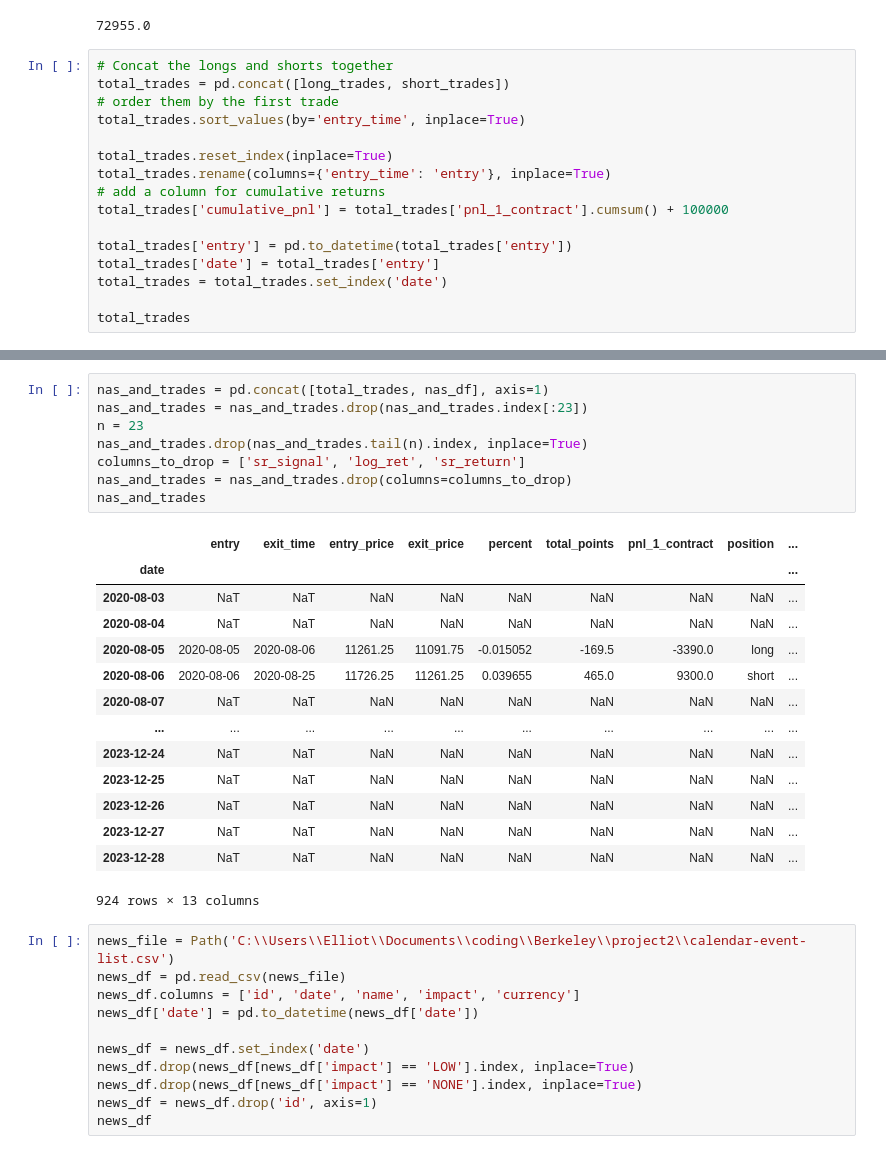
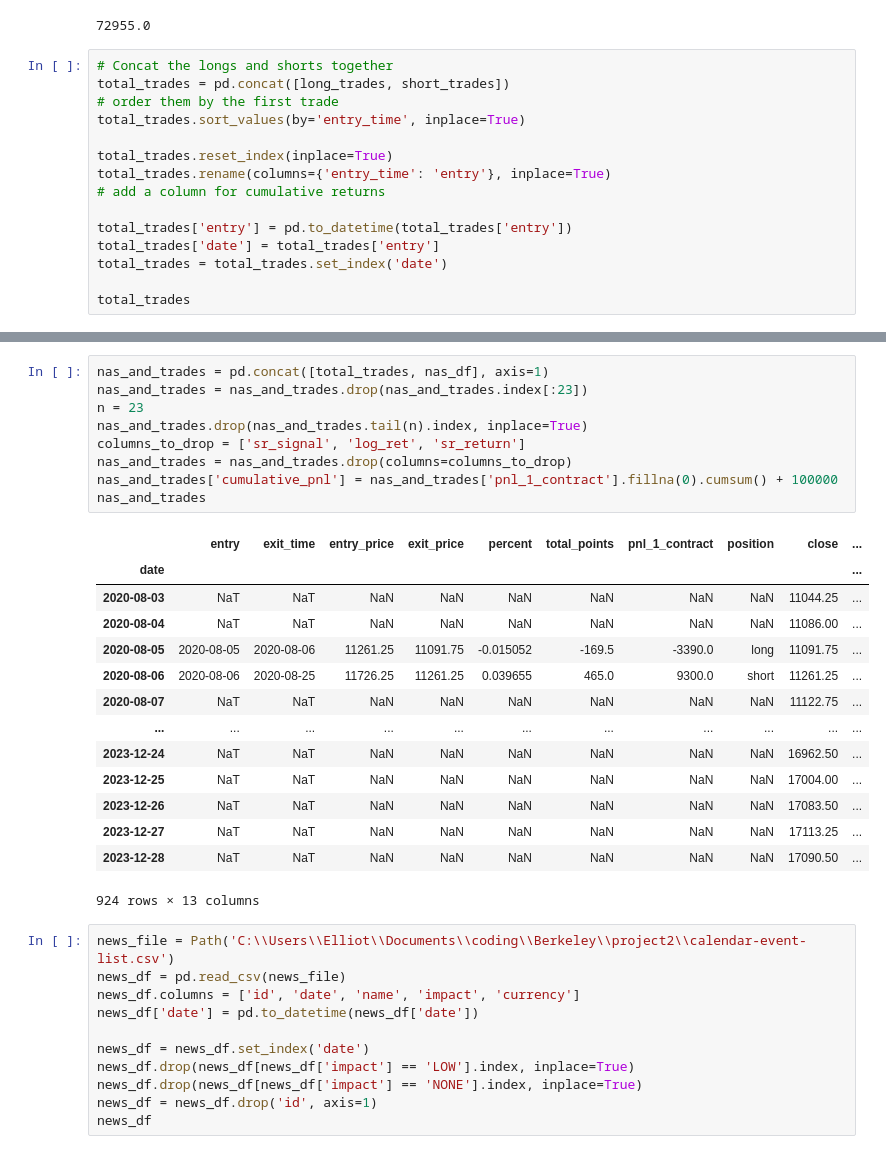
Before and after one commit to elliotwatt/project2, a Jupyter notebook: market_prof_w_comments.ipynb, the cells around one changed output, grey strips where cells are left out. Drawn from its saved outputs; the diff is of its cells as text.

```diff
--- a/market_prof_w_comments.ipynb
+++ b/market_prof_w_comments.ipynb
@@ -363,7 +363,6 @@ total_trades.sort_values(by='entry_time', inplace=True)
 total_trades.reset_index(inplace=True)
 total_trades.rename(columns={'entry_time': 'entry'}, inplace=True)
 # add a column for cumulative returns
-total_trades['cumulative_pnl'] = total_trades['pnl_1_contract'].cumsum() + 100000
 
 total_trades['entry'] = pd.to_datetime(total_trades['entry'])
 total_trades['date'] = total_trades['entry']
@@ -392,25 +391,26 @@ total_trades
 # %%
 nas_and_trades = pd.concat([total_trades, nas_df], axis=1)
 nas_and_trades = nas_and_trades.drop(nas_and_trades.index[:23])
 n = 23
 nas_and_trades.drop(nas_and_trades.tail(n).index, inplace=True)
 columns_to_drop = ['sr_signal', 'log_ret', 'sr_return']
 nas_and_trades = nas_and_trades.drop(columns=columns_to_drop)
+nas_and_trades['cumulative_pnl'] = nas_and_trades['pnl_1_contract'].fillna(0).cumsum() + 100000
 nas_and_trades
 # %% [output]
-|  | entry | exit_time | entry_price | exit_price | percent | total_points | pnl_1_contract | position | ... |
-| date |  |  |  |  |  |  |  |  | ... |
-| 2020-08-03 | NaT | NaT | NaN | NaN | NaN | NaN | NaN | NaN | ... |
-| 2020-08-04 | NaT | NaT | NaN | NaN | NaN | NaN | NaN | NaN | ... |
-| 2020-08-05 | 2020-08-05 | 2020-08-06 | 11261.25 | 11091.75 | -0.015052 | -169.5 | -3390.0 | long | ... |
-| 2020-08-06 | 2020-08-06 | 2020-08-25 | 11726.25 | 11261.25 | 0.039655 | 465.0 | 9300.0 | short | ... |
-| 2020-08-07 | NaT | NaT | NaN | NaN | NaN | NaN | NaN | NaN | ... |
-| ... | ... | ... | ... | ... | ... | ... | ... | ... | ... |
-| 2023-12-24 | NaT | NaT | NaN | NaN | NaN | NaN | NaN | NaN | ... |
-| 2023-12-25 | NaT | NaT | NaN | NaN | NaN | NaN | NaN | NaN | ... |
-| 2023-12-26 | NaT | NaT | NaN | NaN | NaN | NaN | NaN | NaN | ... |
-| 2023-12-27 | NaT | NaT | NaN | NaN | NaN | NaN | NaN | NaN | ... |
-| 2023-12-28 | NaT | NaT | NaN | NaN | NaN | NaN | NaN | NaN | ... |
+|  | entry | exit_time | entry_price | exit_price | percent | total_points | pnl_1_contract | position | close | ... |
+| date |  |  |  |  |  |  |  |  |  | ... |
+| 2020-08-03 | NaT | NaT | NaN | NaN | NaN | NaN | NaN | NaN | 11044.25 | ... |
+| 2020-08-04 | NaT | NaT | NaN | NaN | NaN | NaN | NaN | NaN | 11086.00 | ... |
+| 2020-08-05 | 2020-08-05 | 2020-08-06 | 11261.25 | 11091.75 | -0.015052 | -169.5 | -3390.0 | long | 11091.75 | ... |
+| 2020-08-06 | 2020-08-06 | 2020-08-25 | 11726.25 | 11261.25 | 0.039655 | 465.0 | 9300.0 | short | 11261.25 | ... |
+| 2020-08-07 | NaT | NaT | NaN | NaN | NaN | NaN | NaN | NaN | 11122.75 | ... |
+| ... | ... | ... | ... | ... | ... | ... | ... | ... | ... | ... |
+| 2023-12-24 | NaT | NaT | NaN | NaN | NaN | NaN | NaN | NaN | 16962.50 | ... |
+| 2023-12-25 | NaT | NaT | NaN | NaN | NaN | NaN | NaN | NaN | 17004.00 | ... |
+| 2023-12-26 | NaT | NaT | NaN | NaN | NaN | NaN | NaN | NaN | 17083.50 | ... |
+| 2023-12-27 | NaT | NaT | NaN | NaN | NaN | NaN | NaN | NaN | 17113.25 | ... |
+| 2023-12-28 | NaT | NaT | NaN | NaN | NaN | NaN | NaN | NaN | 17090.50 | ... |
 924 rows × 13 columns
 # %%
 news_file = Path('C:\\Users\\Elliot\\Documents\\coding\\Berkeley\\project2\\calendar-event-list.csv')
```
Also changed, not shown: parts of 2 cells of this notebook.
